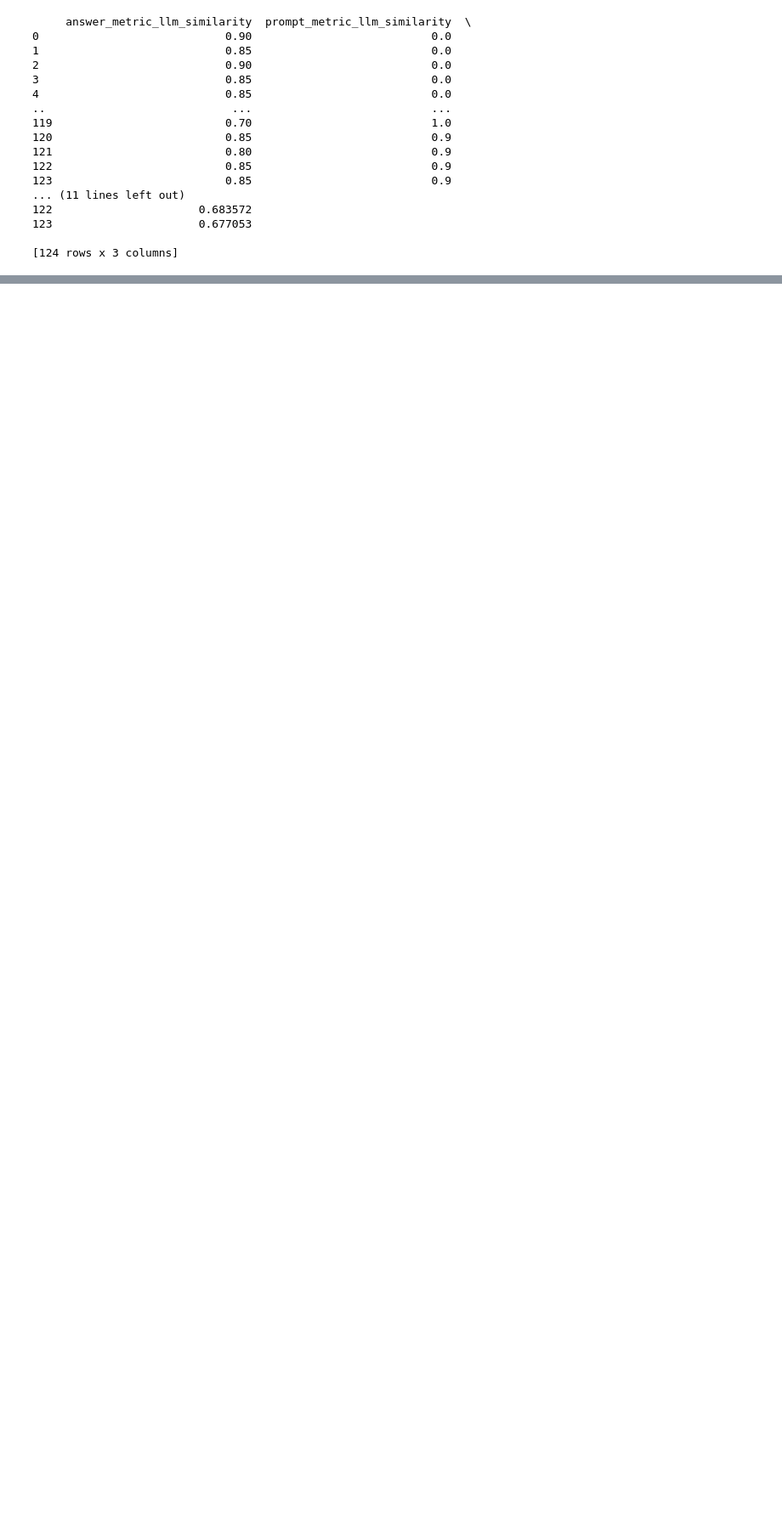
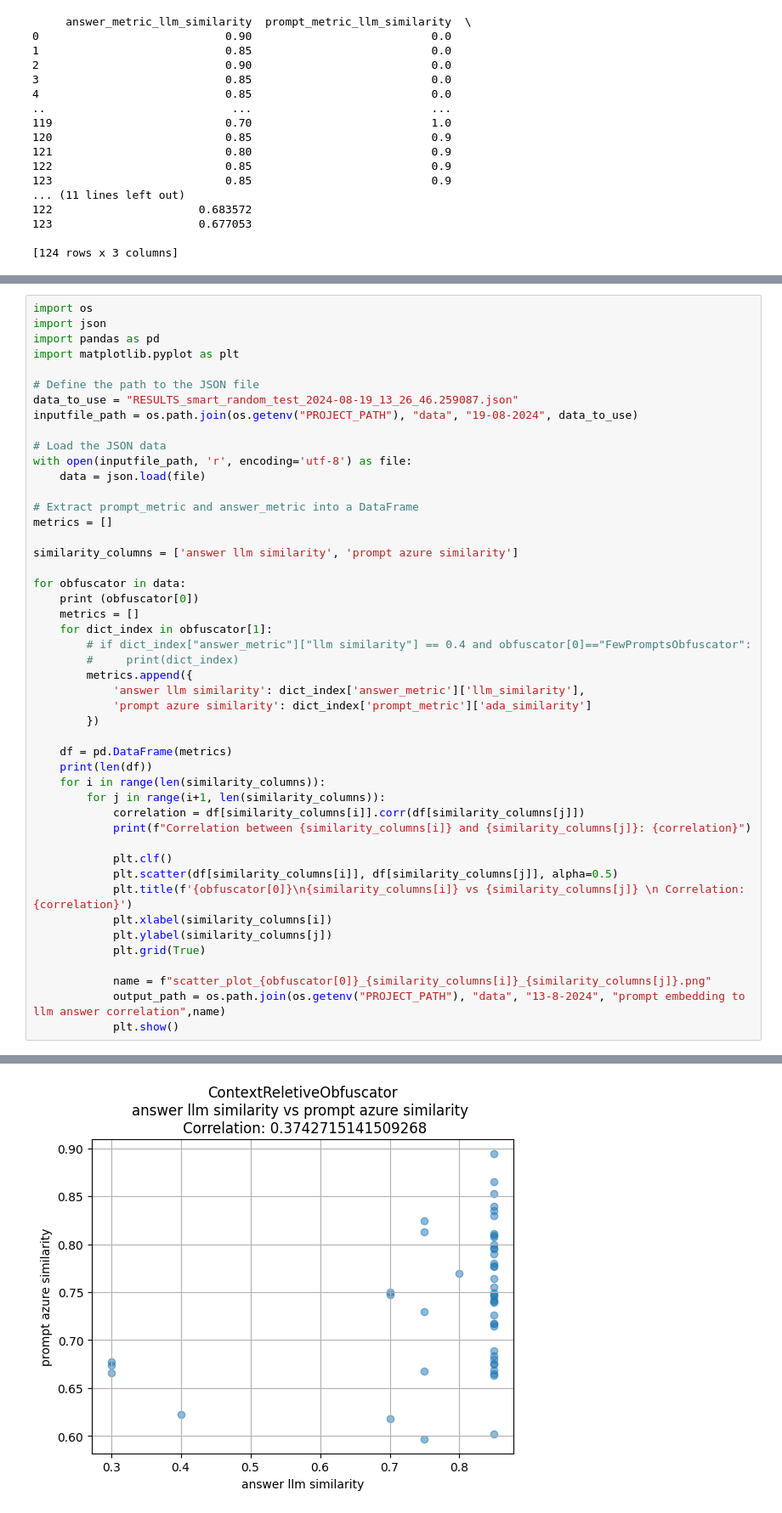
Before and after one commit to chkp-orendi/Emojicrypt, a Jupyter notebook: playground/new_notebook_playground.pynb.ipynb, the cells around one changed output, grey strips where cells are left out. Shown: that part at 85% size. Drawn from its saved outputs; the diff is of its cells as text; blank space fills up the shorter version.

```diff
--- a/playground/new_notebook_playground.pynb.ipynb
+++ b/playground/new_notebook_playground.pynb.ipynb
@@ -863 +863,49 @@ Correlation between prompt MiniLM similarity and prompt azure similarity: 0.3322
 ... (12 outputs left out)
+# %%
+import os
+import json
+import pandas as pd
+import matplotlib.pyplot as plt
+
+# Define the path to the JSON file
+data_to_use = "RESULTS_smart_random_test_2024-08-19_13_26_46.259087.json"
+inputfile_path = os.path.join(os.getenv("PROJECT_PATH"), "data", "19-08-2024", data_to_use)
+
+# Load the JSON data
+with open(inputfile_path, 'r', encoding='utf-8') as file:
+    data = json.load(file)
+
+# Extract prompt_metric and answer_metric into a DataFrame
+metrics = []
+
+similarity_columns = ['answer llm similarity', 'prompt azure similarity']
+
+for obfuscator in data:
+    print (obfuscator[0])
+    metrics = []
+    for dict_index in obfuscator[1]:
+        # if dict_index["answer_metric"]["llm similarity"] == 0.4 and obfuscator[0]=="FewPromptsObfuscator":
+        #     print(dict_index)
+        metrics.append({
+            'answer llm similarity': dict_index['answer_metric']['llm_similarity'],
+            'prompt azure similarity': dict_index['prompt_metric']['ada_similarity']
+        })
+
+    df = pd.DataFrame(metrics)
+    print(len(df))
+    for i in range(len(similarity_columns)):
+        for j in range(i+1, len(similarity_columns)):
+            correlation = df[similarity_columns[i]].corr(df[similarity_columns[j]])
+            print(f"Correlation between {similarity_columns[i]} and {similarity_columns[j]}: {correlation}")
+
+            plt.clf()
+            plt.scatter(df[similarity_columns[i]], df[similarity_columns[j]], alpha=0.5)
+            plt.title(f'{obfuscator[0]}\n{similarity_columns[i]} vs {similarity_columns[j]} \n Correlation: {correlation}')
+            plt.xlabel(similarity_columns[i])
+            plt.ylabel(similarity_columns[j])
+            plt.grid(True)
+
+            name = f"scatter_plot_{obfuscator[0]}_{similarity_columns[i]}_{similarity_columns[j]}.png"
+            output_path = os.path.join(os.getenv("PROJECT_PATH"), "data", "13-8-2024", "prompt embedding to llm answer correlation",name)
+            plt.show()
+# %% [output]
@@ -863,0 +915 @@ Correlation between prompt MiniLM similarity and prompt azure similarity: 0.3322
+[figure, added]
```
Also changed, not shown: parts of 3 cells of this notebook, 26 other files.
